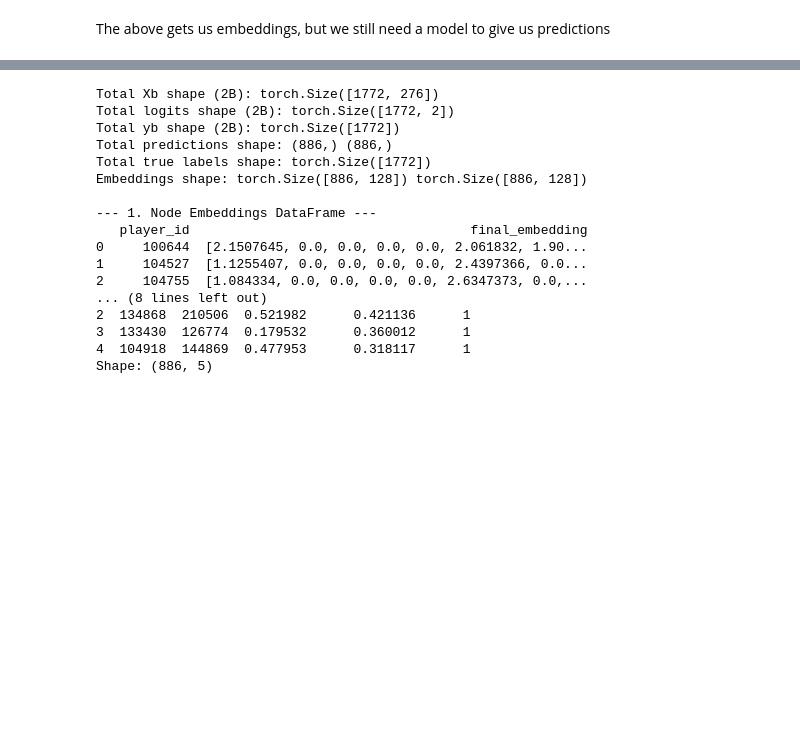
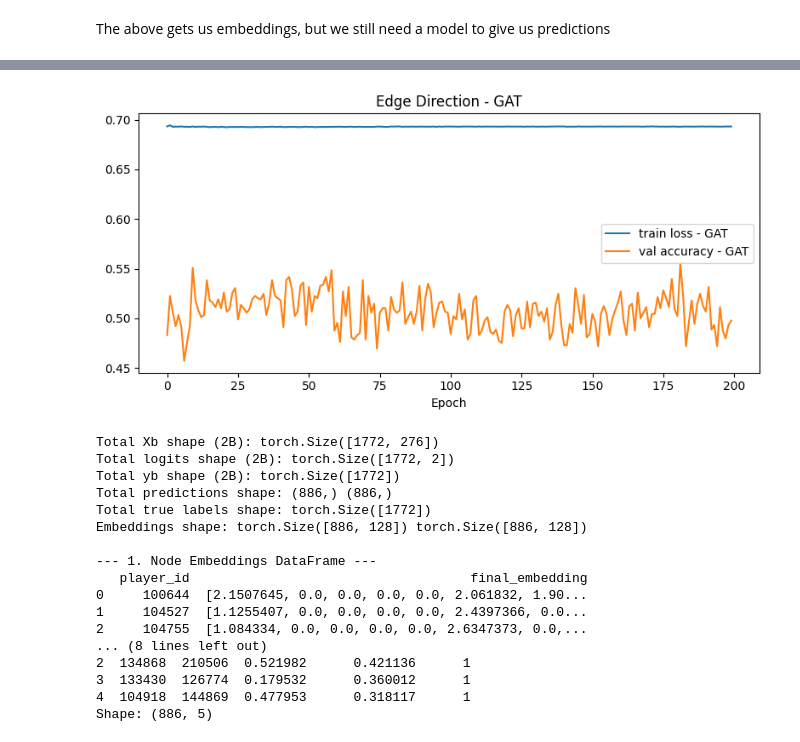
Before and after one commit to parkerjstewart/CS224W_Project, a Jupyter notebook: notebooks/match_predictions.ipynb, the cells around one changed output, grey strips where cells are left out. Drawn from its saved outputs; the diff is of its cells as text; code cells hidden in the pictures; blank space fills up the shorter version.

```diff
--- a/notebooks/match_predictions.ipynb
+++ b/notebooks/match_predictions.ipynb
@@ -187,22 +187,32 @@ class GNNStack(nn.Module):
             return factory
 
         elif model_type == "GAT":
+            heads          = getattr(args, "gat_heads", args.heads)
+            concat         = getattr(args, "gat_concat", True)
+            negative_slope = getattr(args, "gat_negative_slope", 0.2)
+            gat_dropout    = getattr(args, "gat_dropout", args.dropout)
+            add_self_loops = getattr(args, "gat_add_self_loops", True)
+            bias           = getattr(args, "gat_bias", True)
+            edge_dim       = getattr(args, "gat_edge_dim", None)
+            fill_value     = getattr(args, "gat_fill_value", "mean")
+
             def factory(in_dim, out_dim):
                 return pyg_nn.GATConv(
                     in_channels=in_dim,
                     out_channels=out_dim,
-                    heads=getattr(args, "gat_heads", 1),
-                    concat=getattr(args, "gat_concat", True),
-                    negative_slope=getattr(args, "gat_negative_slope", 0.2),
-                    dropout=getattr(args, "gat_dropout", args.dropout),
-                    add_self_loops=getattr(args, "gat_add_self_loops", True),
-                    bias=getattr(args, "gat_bias", True),
-                    edge_dim=getattr(args, "gat_edge_dim", None),
-                    fill_value=getattr(args, "gat_fill_value", "mean"),
-                    share_weights=getattr(args, "gat_share_weights", False),
+                    heads=heads,
+                    concat=concat,
+                    negative_slope=negative_slope,
+                    dropout=gat_dropout,
+                    add_self_loops=add_self_loops,
+                    edge_dim=edge_dim,
+                    fill_value=fill_value,
+                    bias=bias,
                 )
 
             return factory
+
+
 
 
         elif model_type == "GCN":
@@ -500,6 +510,11 @@ def train_edge_direction(graph: Data, args):
     print(f"\nBest val_acc={best_val_acc:.4f}, test_acc={test_acc:.4f}")
 
     return val_accs, losses, best_model, best_val_acc, test_acc
+
+
+class objectview(object):
+    def __init__(self, d):
+        self.__dict__ = d
 # %%
 import matplotlib.pyplot as plt
 
@@ -508,17 +523,17 @@ for cfg in [
     {
         'model_type': 'GAT',
         'dataset': 'matches',
-        'num_layers': 2,
+        'num_layers': 1,
         'heads': 1,              # will override for GAT below
         'batch_size': 32,        # unused for single-graph training but kept for compatibility
         'hidden_dim': 128,
-        'dropout': 0.5,
+        'dropout': 0.0,
         'epochs': 200,
         'opt': 'adam',
         'opt_scheduler': 'none',
         'opt_restart': 0,
         'weight_decay': 5e-3,
-        'lr': 0.005,
+        'lr': 0.0005,
         'emb_dim': 128,          # GNN output embedding size for nodes
         'dir_hidden_dim': 128,   # MLP hidden for direction head
         'device': 'cuda' if torch.cuda.is_available() else 'cpu',
@@ -564,3 +579,4 @@ for cfg in [
         plt.legend()
         plt.tight_layout()
         plt.show()
+# %% [output]
@@ -567,3 +600,4 @@ for cfg in [
+[figure, added]
 # %%
 import numpy as np
 
```
Also changed, not shown: parts of 1 cell of this notebook.
